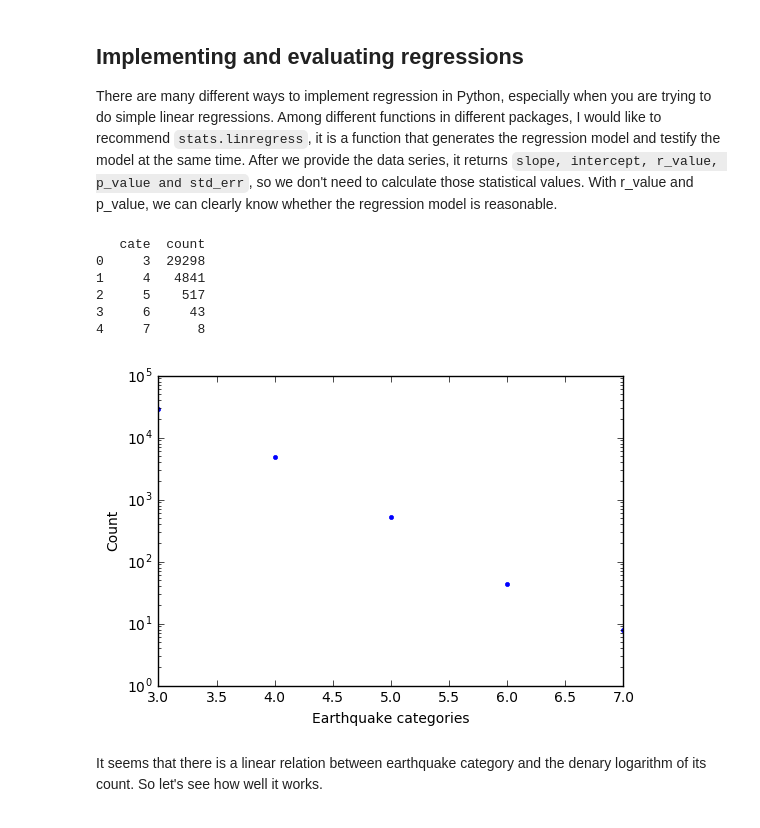
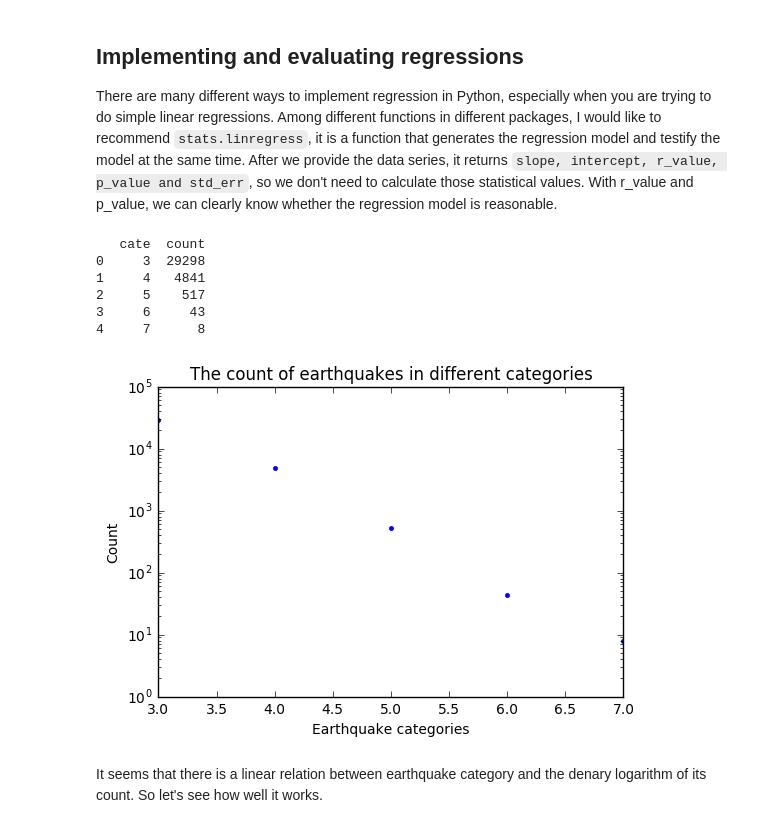
Before and after one commit to UrYuWang/UrYuWang.github.io, a Jupyter notebook: Earthquakes in US.ipynb, the cells around one changed output. Cells and saved outputs as stored; diff of their text form; code cells hidden in the pictures.

```diff
--- a/Earthquakes in US.ipynb
+++ b/Earthquakes in US.ipynb
@@ -175,21 +175,22 @@ There are many different ways to implement regression in Python, especially when
 # %%
 #use apply to call a function on each of the elements
 Earthquake['cate']=Earthquake['mag'].apply(int)
 catecount=Earthquake[['cate']].groupby(['cate']).size().to_frame('count').reset_index()
 print(catecount)
+plt.title('The count of earthquakes in different categories')
 plt.plot(catecount['cate'],catecount['count'],'.')
 plt.xlabel('Earthquake categories')
 plt.ylabel('Count')
 plt.yscale('log')
 plt.show()
 # %% [output]
    cate  count
 0     3  29298
 1     4   4841
 2     5    517
 3     6     43
 4     7      8
-[figure, old version]
+[figure, new version]
 # %% [markdown]
 It seems that there is a linear relation between earthquake category and the denary logarithm of its count. So let's see how well it works.
 # %%
```
Also changed, not shown: 1 other file.
